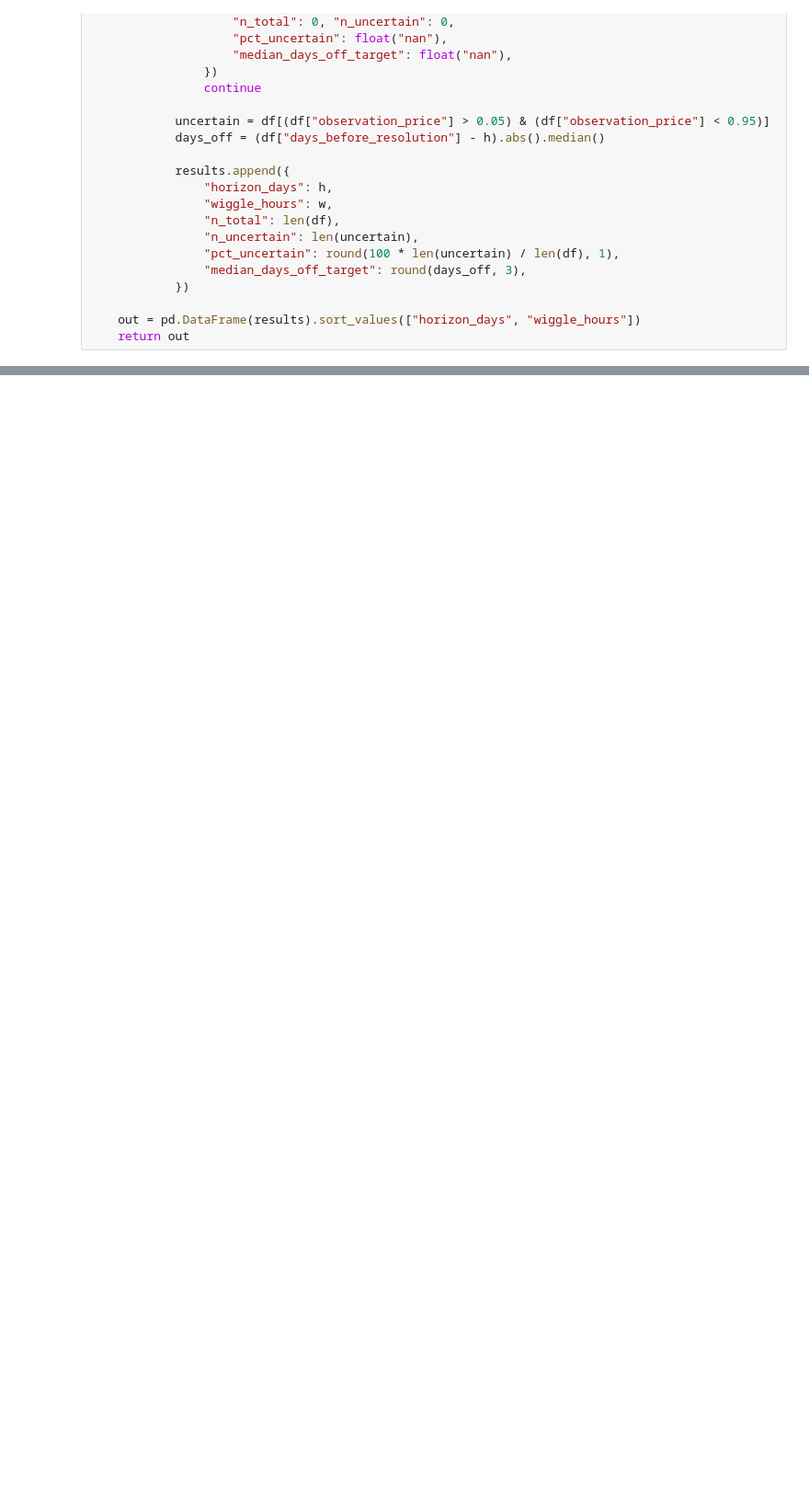
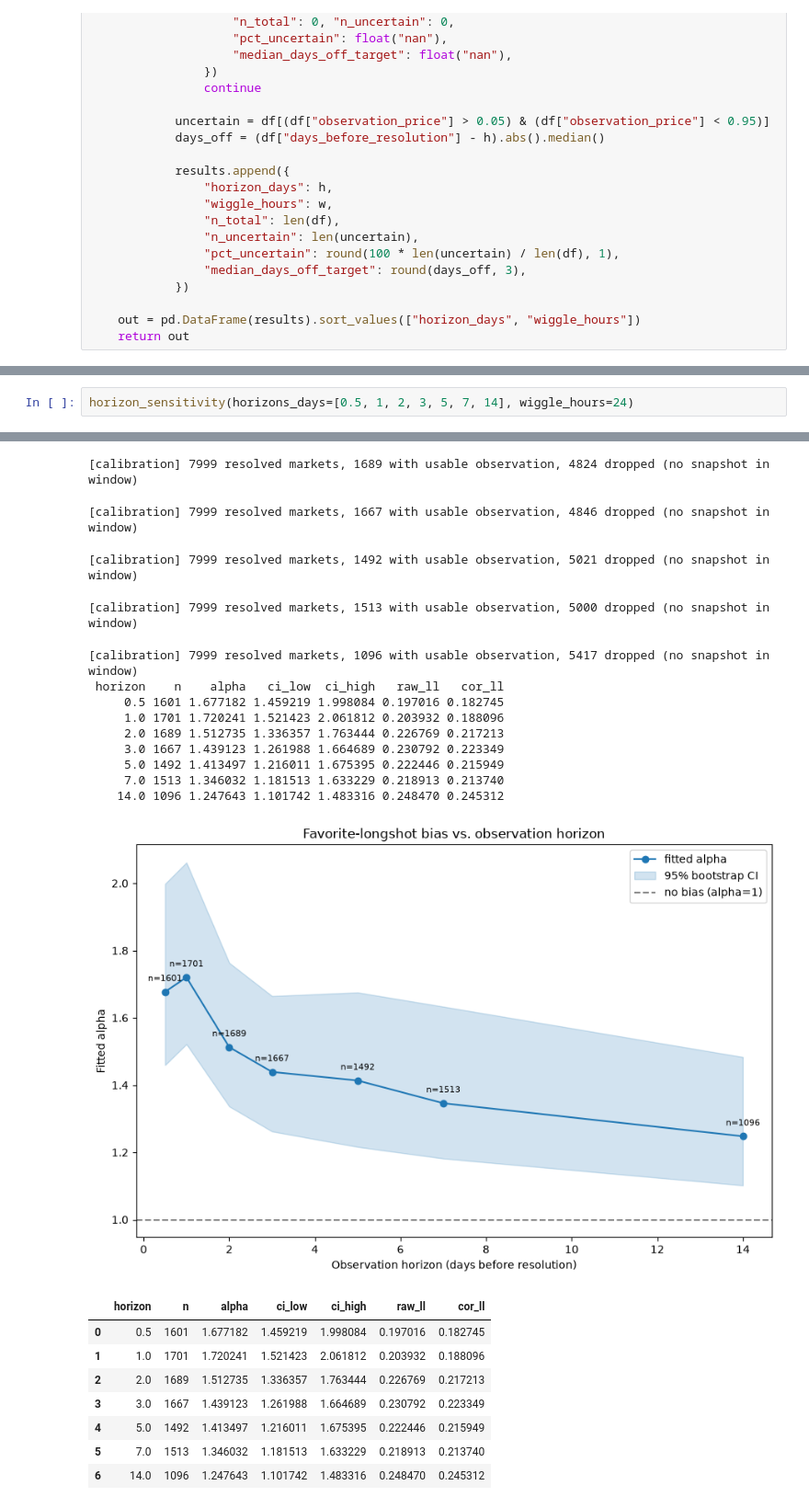
Before and after one commit to BenRodriguez1029/PredictionMarket, a Jupyter notebook: notebooks/m2.ipynb, the cells around one changed output, grey strips where cells are left out. Shown at 92% size. Cells and saved outputs as stored; diff of their text form; blank space fills up the shorter version.

```diff
--- a/notebooks/m2.ipynb
+++ b/notebooks/m2.ipynb
@@ -123,0 +419,3 @@ plot_calibration(curve, title=f"Calibration (horizon={horizon}d, wiggle={tol}h)"
+# %%
+horizon_sensitivity(horizons_days=[0.5, 1, 2, 3, 5, 7, 14], wiggle_hours=24)
+# %% [output]
@@ -123,0 +424,22 @@ plot_calibration(curve, title=f"Calibration (horizon={horizon}d, wiggle={tol}h)"
+[calibration] 7999 resolved markets, 1689 with usable observation, 4824 dropped (no snapshot in window)
+[calibration] 7999 resolved markets, 1667 with usable observation, 4846 dropped (no snapshot in window)
+[calibration] 7999 resolved markets, 1492 with usable observation, 5021 dropped (no snapshot in window)
+[calibration] 7999 resolved markets, 1513 with usable observation, 5000 dropped (no snapshot in window)
+[calibration] 7999 resolved markets, 1096 with usable observation, 5417 dropped (no snapshot in window)
+ horizon    n    alpha   ci_low  ci_high   raw_ll   cor_ll
+     0.5 1601 1.677182 1.459219 1.998084 0.197016 0.182745
+     1.0 1701 1.720241 1.521423 2.061812 0.203932 0.188096
+     2.0 1689 1.512735 1.336357 1.763444 0.226769 0.217213
+     3.0 1667 1.439123 1.261988 1.664689 0.230792 0.223349
+     5.0 1492 1.413497 1.216011 1.675395 0.222446 0.215949
+     7.0 1513 1.346032 1.181513 1.633229 0.218913 0.213740
+    14.0 1096 1.247643 1.101742 1.483316 0.248470 0.245312
+[figure, added]
+|  | horizon | n | alpha | ci_low | ci_high | raw_ll | cor_ll |
+| 0 | 0.5 | 1601 | 1.677182 | 1.459219 | 1.998084 | 0.197016 | 0.182745 |
+| 1 | 1.0 | 1701 | 1.720241 | 1.521423 | 2.061812 | 0.203932 | 0.188096 |
+| 2 | 2.0 | 1689 | 1.512735 | 1.336357 | 1.763444 | 0.226769 | 0.217213 |
+| 3 | 3.0 | 1667 | 1.439123 | 1.261988 | 1.664689 | 0.230792 | 0.223349 |
+| 4 | 5.0 | 1492 | 1.413497 | 1.216011 | 1.675395 | 0.222446 | 0.215949 |
+| 5 | 7.0 | 1513 | 1.346032 | 1.181513 | 1.633229 | 0.218913 | 0.213740 |
+| 6 | 14.0 | 1096 | 1.247643 | 1.101742 | 1.483316 | 0.248470 | 0.245312 |
```
Also changed, not shown: parts of 17 cells of this notebook, 10 other files.
